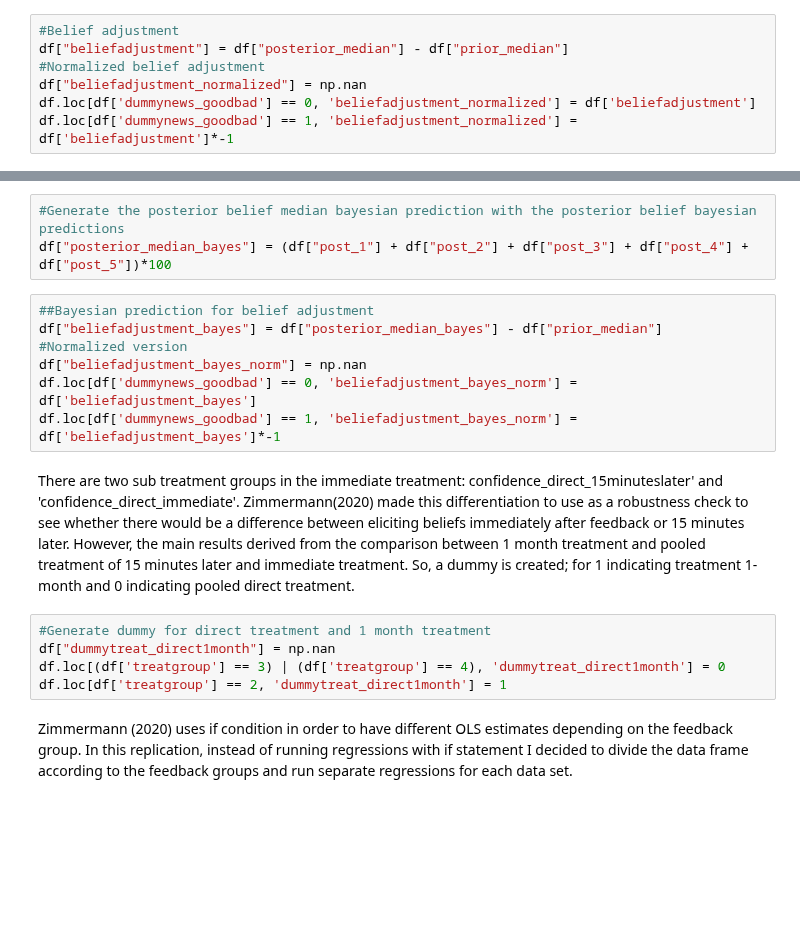
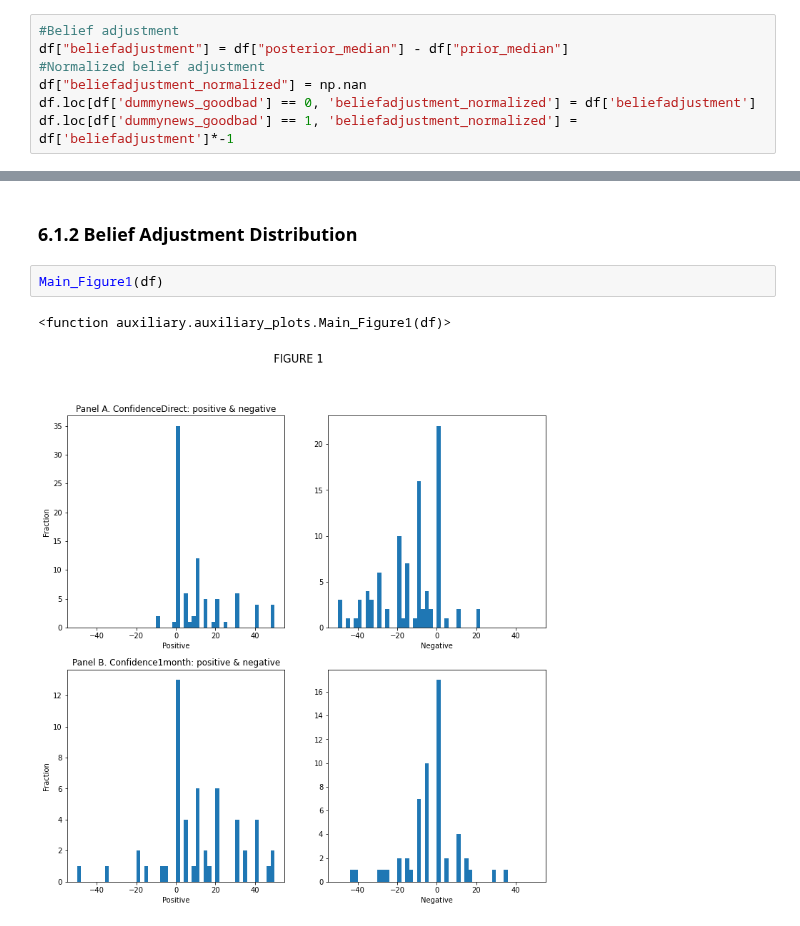
Before and after one commit to aysuavci/ose-data-science-course-project-aysuavci, a Jupyter notebook: project_notebook.ipynb, the cells around one changed output, grey strips where cells are left out. Cells and saved outputs as stored; diff of their text form; blank space fills up the shorter version.

Commit message:
till bayesian

```diff
--- a/project_notebook.ipynb
+++ b/project_notebook.ipynb
@@ -280,19 +209,7 @@ df.loc[df['pos_comparisons'] == 3, 'post_10'] = 0
-# %%
-#Generate the posterior belief median bayesian prediction with the posterior belief bayesian predictions
-df["posterior_median_bayes"] = (df["post_1"] + df["post_2"] + df["post_3"] + df["post_4"] + df["post_5"])*100
-# %%
-##Bayesian prediction for belief adjustment
-df["beliefadjustment_bayes"] = df["posterior_median_bayes"] - df["prior_median"]
-#Normalized version
-df["beliefadjustment_bayes_norm"] = np.nan
-df.loc[df['dummynews_goodbad'] == 0, 'beliefadjustment_bayes_norm'] = df['beliefadjustment_bayes']
-df.loc[df['dummynews_goodbad'] == 1, 'beliefadjustment_bayes_norm'] = df['beliefadjustment_bayes']*-1
-# %% [markdown]
-There are two sub treatment groups in the immediate treatment: confidence_direct_15minuteslater' and 'confidence_direct_immediate'. Zimmermann(2020) made this differentiation to use as a robustness check to see whether there would be a difference between eliciting beliefs immediately after feedback or 15 minutes later. However, the main results derived from the comparison between 1 month treatment and pooled treatment of 15 minutes later and immediate treatment. So, a dummy is created; for 1 indicating treatment 1-month and 0 indicating pooled direct treatment.
-# %%
-#Generate dummy for direct treatment and 1 month treatment
-df["dummytreat_direct1month"] = np.nan
-df.loc[(df['treatgroup'] == 3) | (df['treatgroup'] == 4), 'dummytreat_direct1month'] = 0
-df.loc[df['treatgroup'] == 2, 'dummytreat_direct1month'] = 1
-# %% [markdown]
-Zimmermann (2020) uses if condition in order to have different OLS estimates depending on the feedback group. In this replication, instead of running regressions with if statement I decided to divide the data frame according to the feedback groups and run separate regressions for each data set.
+# %% [markdown]
+### 6.1.2 Belief Adjustment Distribution
+# %%
+Main_Figure1(df)
+# %% [output]
+<function auxiliary.auxiliary_plots.Main_Figure1(df)>
+[figure, added]
```
Also changed, not shown: parts of 2 cells of this notebook.
